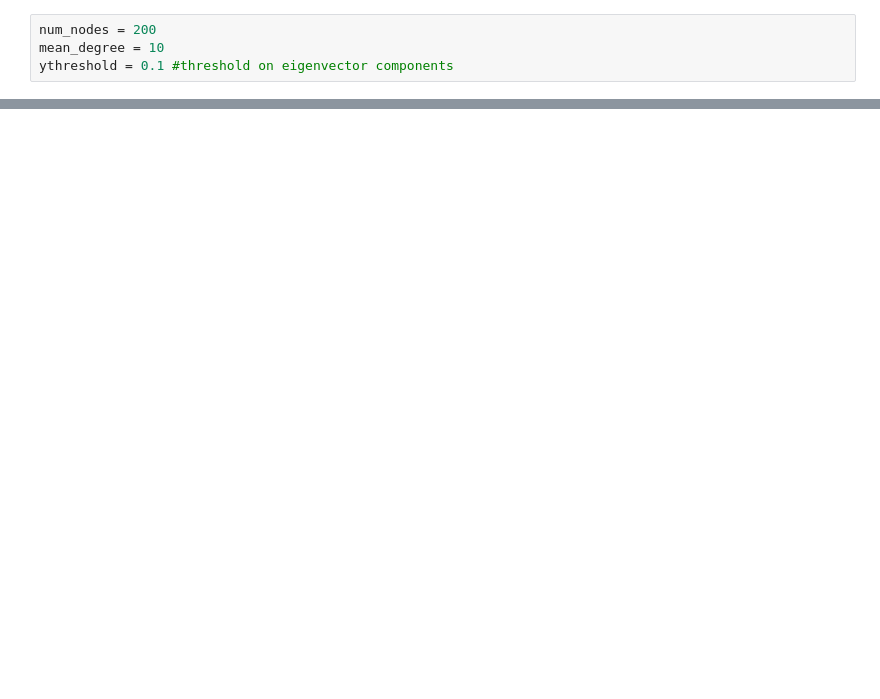
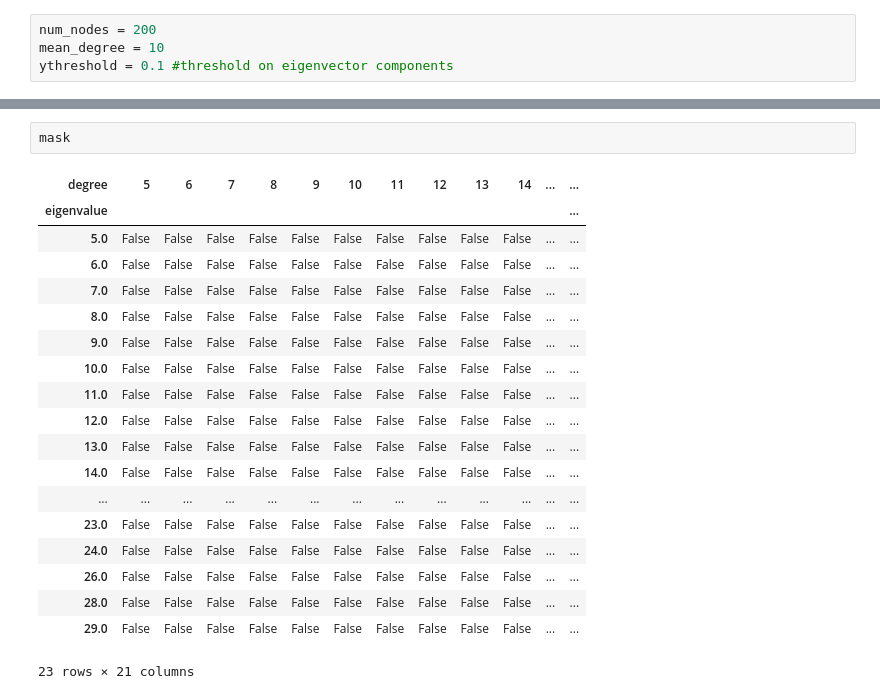
Before and after one commit to miriamzara/ComplexNet_project, a Jupyter notebook: project_18/code/laplacian_localization.ipynb, the cells around one changed output, grey strips where cells are left out. Cells and saved outputs as stored; diff of their text form; blank space fills up the shorter version.

```diff
--- a/project_18/code/laplacian_localization.ipynb
+++ b/project_18/code/laplacian_localization.ipynb
@@ -193,0 +208,22 @@ plt.show()
+# %%
+mask
+# %% [output]
+| degree | 5 | 6 | 7 | 8 | 9 | 10 | 11 | 12 | 13 | 14 | ... | ... |
+| eigenvalue |  |  |  |  |  |  |  |  |  |  |  | ... |
+| 5.0 | False | False | False | False | False | False | False | False | False | False | ... | ... |
+| 6.0 | False | False | False | False | False | False | False | False | False | False | ... | ... |
+| 7.0 | False | False | False | False | False | False | False | False | False | False | ... | ... |
+| 8.0 | False | False | False | False | False | False | False | False | False | False | ... | ... |
+| 9.0 | False | False | False | False | False | False | False | False | False | False | ... | ... |
+| 10.0 | False | False | False | False | False | False | False | False | False | False | ... | ... |
+| 11.0 | False | False | False | False | False | False | False | False | False | False | ... | ... |
+| 12.0 | False | False | False | False | False | False | False | False | False | False | ... | ... |
+| 13.0 | False | False | False | False | False | False | False | False | False | False | ... | ... |
+| 14.0 | False | False | False | False | False | False | False | False | False | False | ... | ... |
+| ... | ... | ... | ... | ... | ... | ... | ... | ... | ... | ... | ... | ... |
+| 23.0 | False | False | False | False | False | False | False | False | False | False | ... | ... |
+| 24.0 | False | False | False | False | False | False | False | False | False | False | ... | ... |
+| 26.0 | False | False | False | False | False | False | False | False | False | False | ... | ... |
+| 28.0 | False | False | False | False | False | False | False | False | False | False | ... | ... |
+| 29.0 | False | False | False | False | False | False | False | False | False | False | ... | ... |
+23 rows × 21 columns
```
Also changed, not shown: parts of 5 cells of this notebook, 7 other files.
